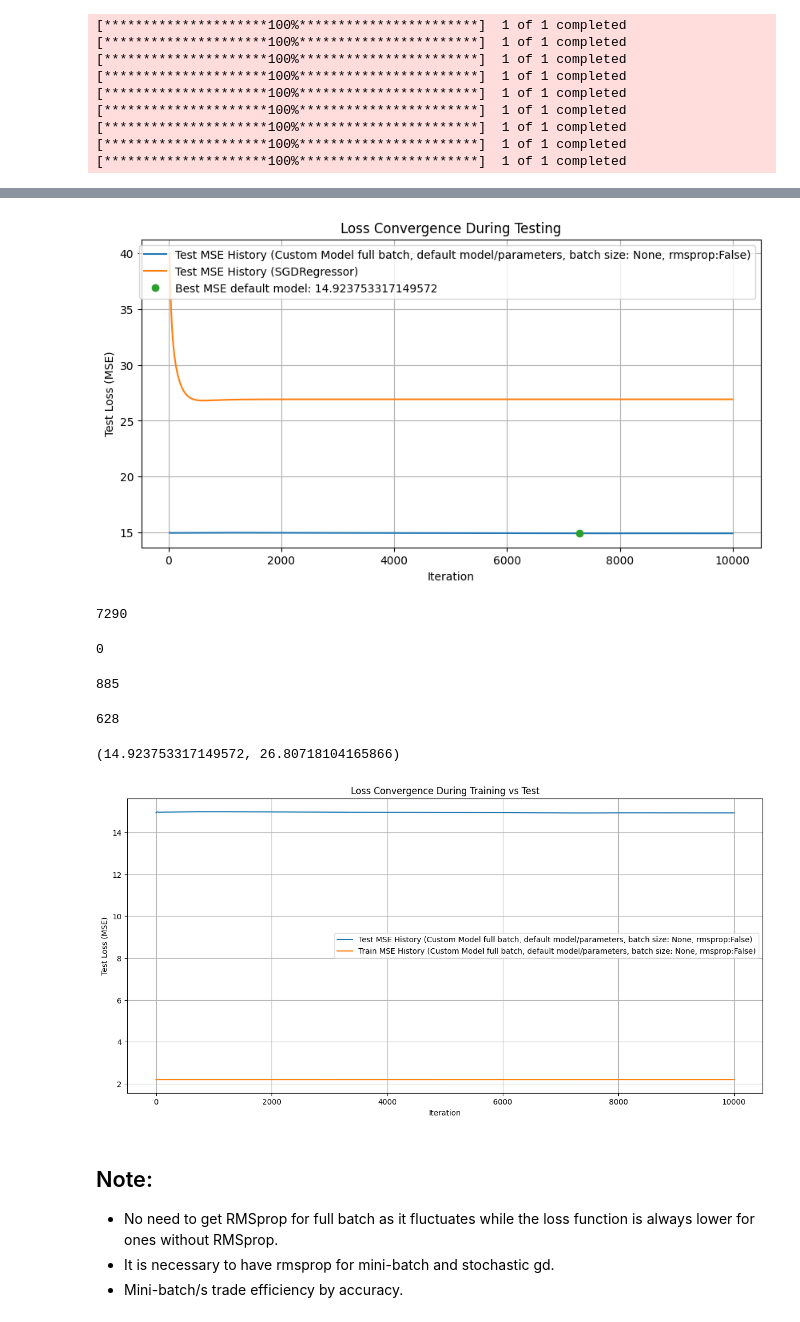
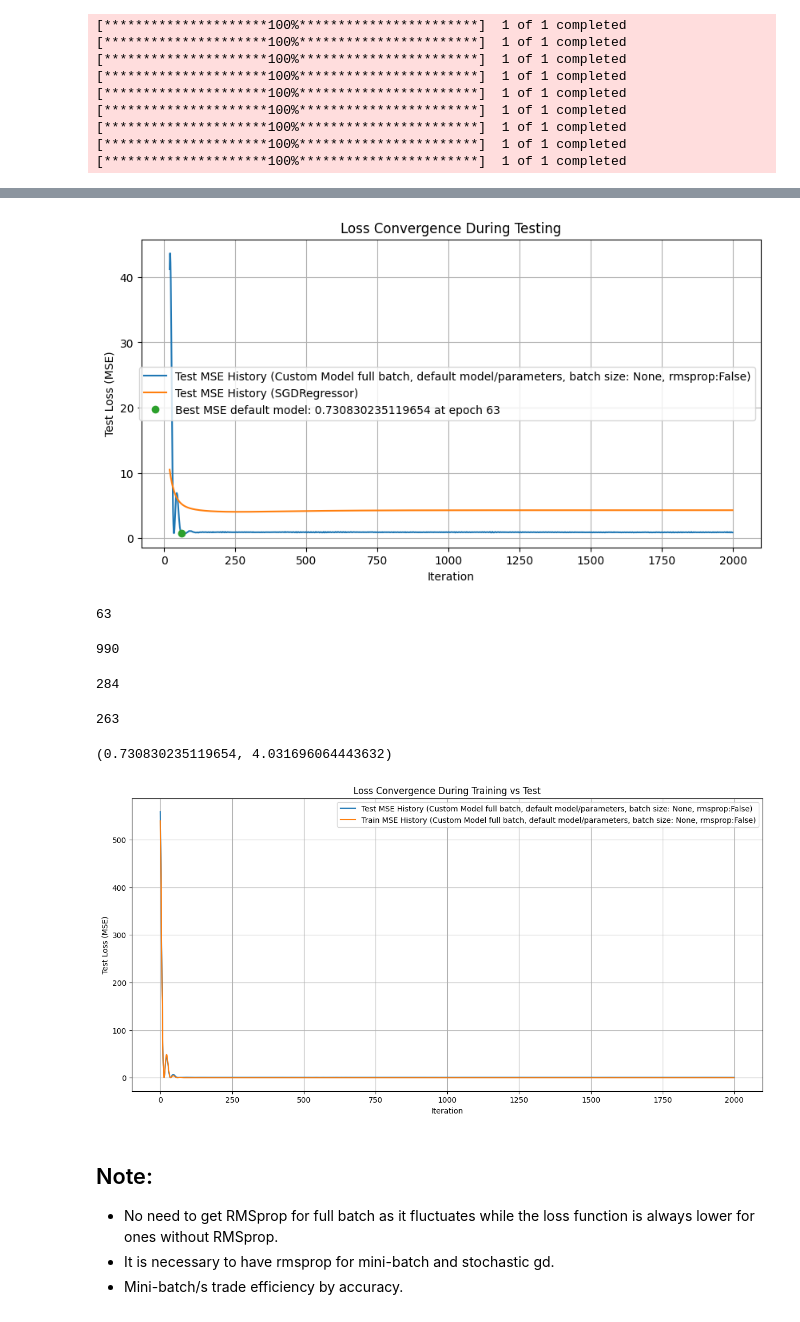
Before and after one commit to Jamie1377/STA410, a Jupyter notebook: stock_prediction/docs/SGD_Comparison_Viz.ipynb, the cells around one changed output, grey strips where cells are left out. Drawn from its saved outputs; the diff is of its cells as text; code cells hidden in the pictures.

```diff
--- a/stock_prediction/docs/SGD_Comparison_Viz.ipynb
+++ b/stock_prediction/docs/SGD_Comparison_Viz.ipynb
@@ -97,7 +100,7 @@ from stock_prediction.core import GradientDescentRegressor
 # search.cv_results_
 # %%
 from stock_prediction import StockPredictor
-stock = StockPredictor("CRWD", "2010-01-01")
+stock = StockPredictor("AAPL", "2010-01-01")
 stock.load_data()
 
 
@@ -129,3 +132,3 @@ X_train.shape, y_train.shape, X_test.shape, y_test.shape
 # %%
 # Ensure the n_epoches is fixed
-n_epochs = 10000
+n_epochs = 2000
@@ -377,23 +411,23 @@ Norm: 30.83, NNZs: 39, Bias: 175.07
 # %%
 plt.figure(figsize=(10, 5))
 start = 20
-end = 10000
+end = 2000
 plt.plot(range(start,end),test_mse_history5[start:end], label=f'Test MSE History (Custom Model full batch, default model/parameters, batch size: {model5.batch_size}, rmsprop:{model5.rmsprop})')
 # plt.plot(range(start,end),test_mse_history6[start:end], label=f'Test MSE History (Custom Model full batch, optimized parameters, batch size: {model6.batch_size}, rmsprop:{model6.rmsprop})')
 plt.plot(range(start,end), np.array(test_vanilla_sgd_loss_history)[start:end], label='Test MSE History (SGDRegressor)')
 
 # if start <= np.argmin(test_vanilla_sgd_loss_history) <= end:
 #    plt.plot(np.argmin(test_vanilla_sgd_loss_history), np.array(test_vanilla_sgd_loss_history).min(), 'o', label='Best MSE SGDRegressor: {}'.format(np.array(test_vanilla_sgd_loss_history).min()))
-plt.plot(np.argmin(test_mse_history5), test_mse_history5.min(), 'o', label='Best MSE default model: {}'.format(test_mse_history5[np.argmin(test_mse_history5)]))
+plt.plot(np.argmin(test_mse_history5), test_mse_history5.min(), 'o', label=f'Best MSE default model: {test_mse_history5[np.argmin(test_mse_history5)]} at epoch {np.argmin(test_mse_history5)}')
 # plt.plot(np.argmin(test_mse_history6), test_mse_history6.min(), 'ro')
 plt.xlabel("Iteration")
 plt.ylabel("Test Loss (MSE)")
 plt.title("Loss Convergence During Testing")
 plt.legend()
 plt.grid(True)
 plt.show()
 # %% [output]
-[figure, old version]
+[figure, new version]
 # %%
 
 # Find global minima and maxima indexes
@@ -401,27 +435,27 @@ import pandas as pd
 
 np.argmin(test_mse_history5)
 # %% [output]
-7290
+63
 # %%
 np.argmin(mse_history5) # train
 # %% [output]
-0
+990
 # %%
 np.argmin(vanilla_sgd_loss_history)
 # %% [output]
-885
+284
 # %%
 np.argmin(np.array(test_vanilla_sgd_loss_history))
 # %% [output]
-628
+263
 # %%
 min(test_mse_history5), min(test_vanilla_sgd_loss_history)
 # %% [output]
-(14.923753317149572, 26.80718104165866)
+(0.730830235119654, 4.031696064443632)
 # %%
 plt.figure(figsize=(15, 7))
 start = 0
-end = 10000
+end = 2000
 plt.plot(range(start,end),test_mse_history5[start:end], label=f'Test MSE History (Custom Model full batch, default model/parameters, batch size: {model5.batch_size}, rmsprop:{model5.rmsprop})')
 plt.plot(range(start,end),mse_history5[start:end], label=f'Train MSE History (Custom Model full batch, default model/parameters, batch size: {model5.batch_size}, rmsprop:{model5.rmsprop})')
 
@@ -449,7 +483,7 @@ plt.legend()
 plt.grid(True)
 plt.show()
 # %% [output]
-[figure, old version]
+[figure, new version]
 # %% [markdown]
 ## Note:
 - No need to get RMSprop for full batch as it fluctuates while the loss function is always lower for ones without RMSprop.
```
Also changed, not shown: parts of 26 cells of this notebook.
